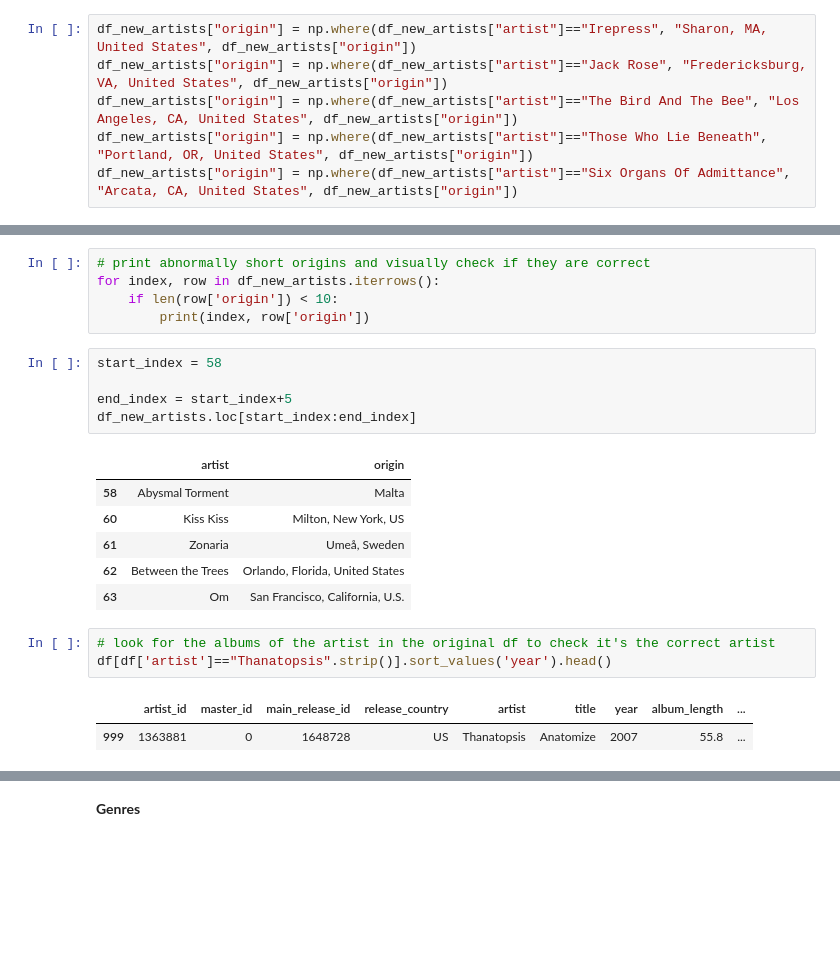
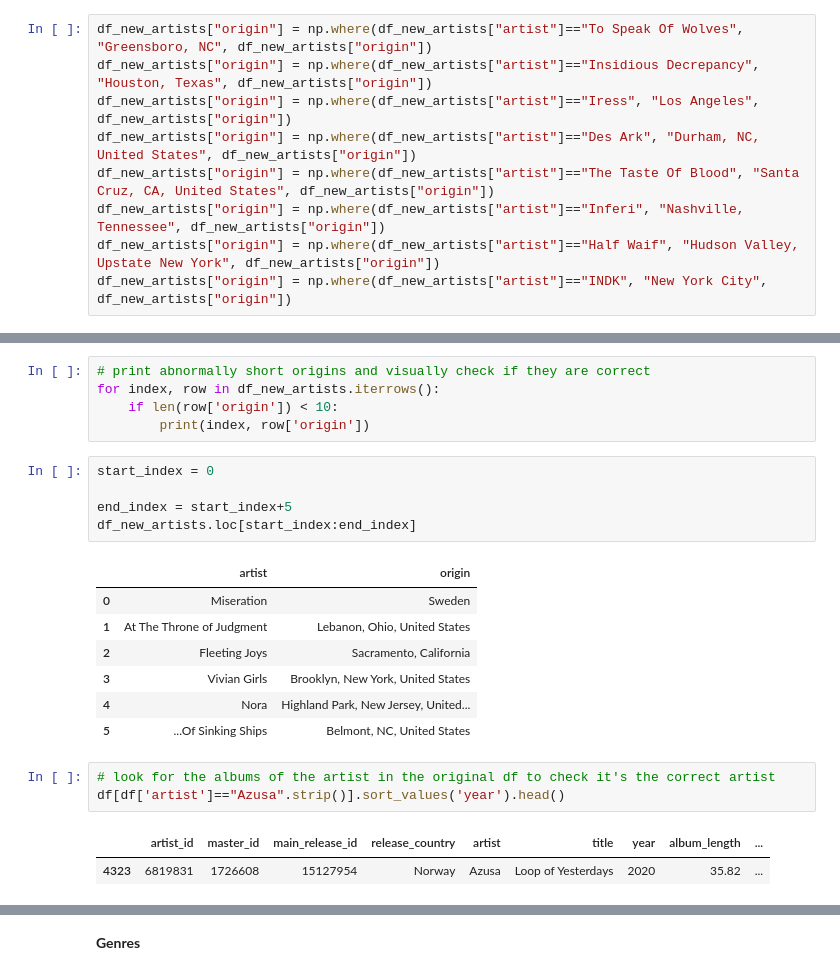
Before and after one commit to arnauog/what_the_rock, a Jupyter notebook: geopy_origins.ipynb, the cells around one changed output, grey strips where cells are left out. Drawn from its saved outputs; the diff is of its cells as text; blank space fills up the shorter version.

Commit message:
avenços, origins quasi acabats, streamlit

```diff
--- a/geopy_origins.ipynb
+++ b/geopy_origins.ipynb
@@ -1003,8 +1017,11 @@ nulls.head(10) # so it's faster to copy the names of the artists to look for the
 # %%
-df_new_artists["origin"] = np.where(df_new_artists["artist"]=="Irepress", "Sharon, MA, United States", df_new_artists["origin"])
-df_new_artists["origin"] = np.where(df_new_artists["artist"]=="Jack Rose", "Fredericksburg, VA, United States", df_new_artists["origin"])
-df_new_artists["origin"] = np.where(df_new_artists["artist"]=="The Bird And The Bee", "Los Angeles, CA, United States", df_new_artists["origin"])
-df_new_artists["origin"] = np.where(df_new_artists["artist"]=="Those Who Lie Beneath", "Portland, OR, United States", df_new_artists["origin"])
-df_new_artists["origin"] = np.where(df_new_artists["artist"]=="Six Organs Of Admittance", "Arcata, CA, United States", df_new_artists["origin"])
+df_new_artists["origin"] = np.where(df_new_artists["artist"]=="To Speak Of Wolves", "Greensboro, NC", df_new_artists["origin"])
+df_new_artists["origin"] = np.where(df_new_artists["artist"]=="Insidious Decrepancy", "Houston, Texas", df_new_artists["origin"])
+df_new_artists["origin"] = np.where(df_new_artists["artist"]=="Iress", "Los Angeles", df_new_artists["origin"])
+df_new_artists["origin"] = np.where(df_new_artists["artist"]=="Des Ark", "Durham, NC, United States", df_new_artists["origin"])
+df_new_artists["origin"] = np.where(df_new_artists["artist"]=="The Taste Of Blood", "Santa Cruz, CA, United States", df_new_artists["origin"])
+df_new_artists["origin"] = np.where(df_new_artists["artist"]=="Inferi", "Nashville, Tennessee", df_new_artists["origin"])
+df_new_artists["origin"] = np.where(df_new_artists["artist"]=="Half Waif", "Hudson Valley, Upstate New York", df_new_artists["origin"])
+df_new_artists["origin"] = np.where(df_new_artists["artist"]=="INDK", "New York City", df_new_artists["origin"])
 # %%
 # look for the albums of the artist in the original df to check it's the correct artist
@@ -1078,23 +1093,24 @@ for index, row in df_new_artists.iterrows():
     if len(row['origin']) < 10:
         print(index, row['origin'])
 # %%
-start_index = 58
+start_index = 0
 
 end_index = start_index+5
 df_new_artists.loc[start_index:end_index]
 # %% [output]
 |  | artist | origin |
-| 58 | Abysmal Torment | Malta |
-| 60 | Kiss Kiss | Milton, New York, US |
-| 61 | Zonaria | Umeå, Sweden |
-| 62 | Between the Trees | Orlando, Florida, United States |
-| 63 | Om | San Francisco, California, U.S. |
+| 0 | Miseration | Sweden |
+| 1 | At The Throne of Judgment | Lebanon, Ohio, United States |
+| 2 | Fleeting Joys | Sacramento, California |
+| 3 | Vivian Girls | Brooklyn, New York, United States |
+| 4 | Nora | Highland Park, New Jersey, United... |
+| 5 | ...Of Sinking Ships | Belmont, NC, United States |
 # %%
 # look for the albums of the artist in the original df to check it's the correct artist
-df[df['artist']=="Thanatopsis".strip()].sort_values('year').head()
+df[df['artist']=="Azusa".strip()].sort_values('year').head()
 # %% [output]
 |  | artist_id | master_id | main_release_id | release_country | artist | title | year | album_length | ... |
-| 999 | 1363881 | 0 | 1648728 | US | Thanatopsis | Anatomize | 2007 | 55.8 | ... |
+| 4323 | 6819831 | 1726608 | 15127954 | Norway | Azusa | Loop of Yesterdays | 2020 | 35.82 | ... |
 # %%
 # check if there's info of the artist origin in the column 'artist_profile'
 import textwrap
```
Also changed, not shown: parts of 30 cells of this notebook, 18 other files.
